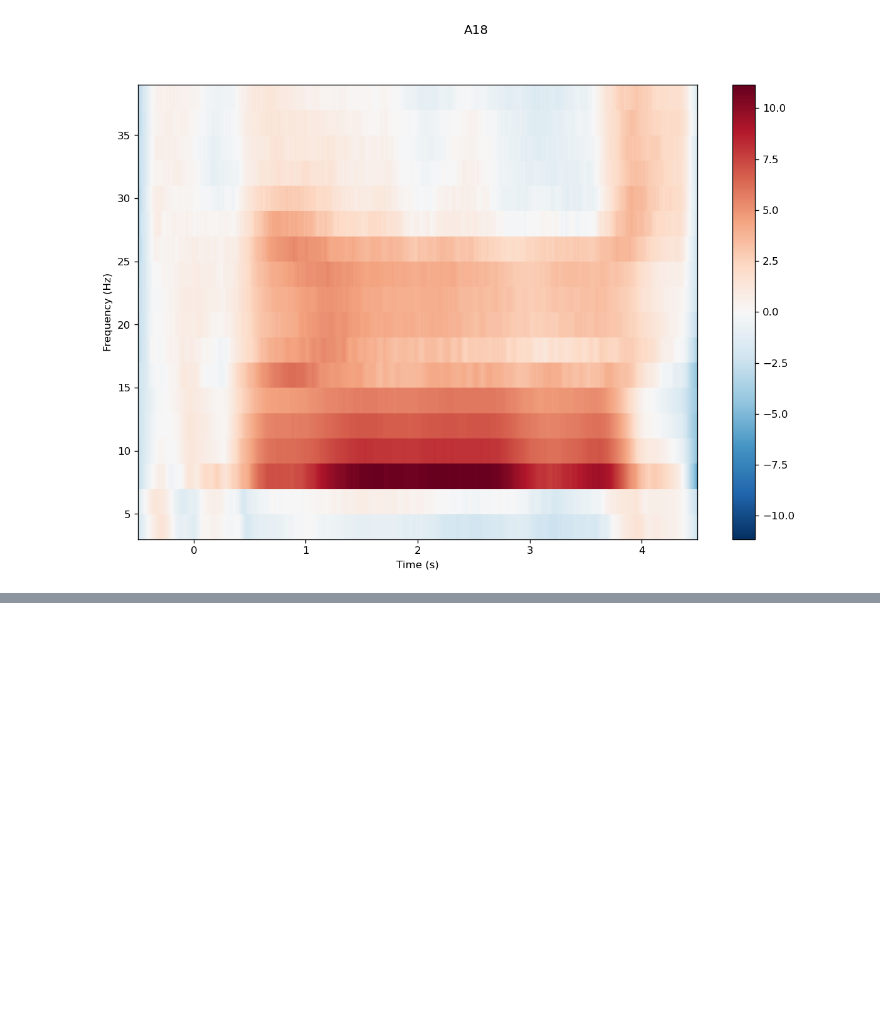
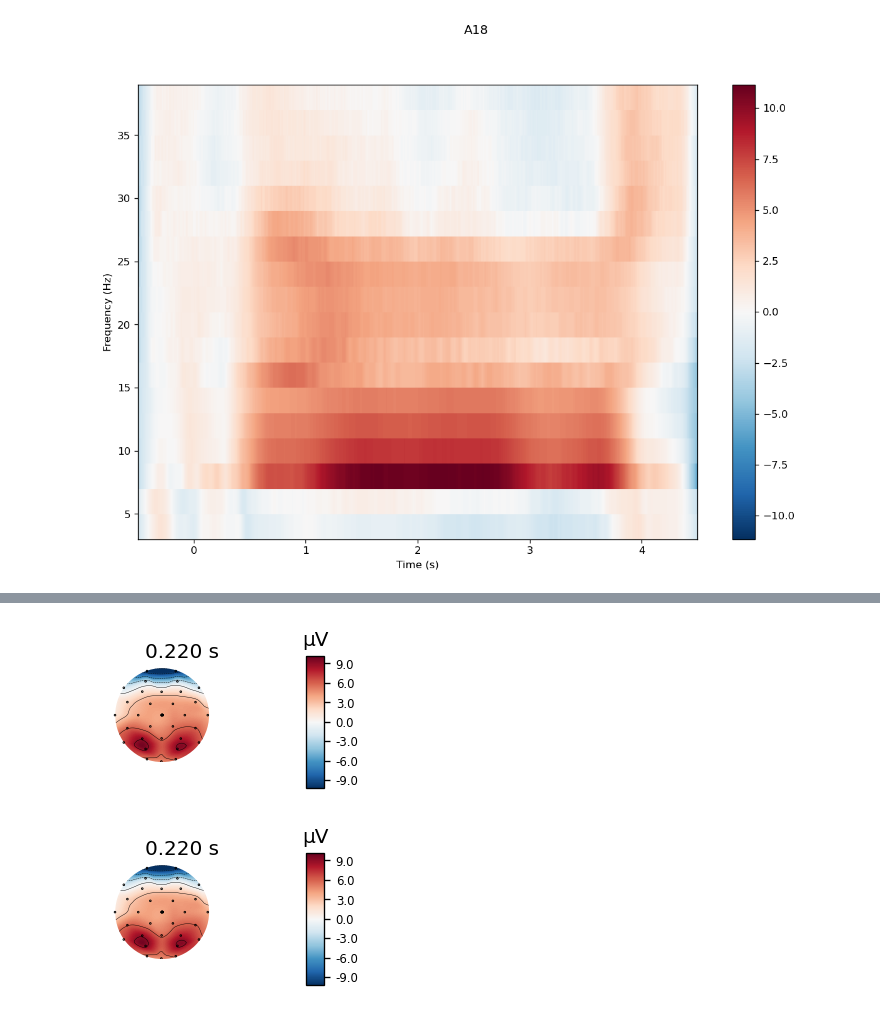
Before and after one commit to haribharadwaj/notebooks, a Jupyter notebook: EEG/EEGbasic.ipynb, the cells around one changed output, grey strips where cells are left out. Cells and saved outputs as stored; diff of their text form; code cells hidden in the pictures; blank space fills up the shorter version.

```diff
--- a/EEG/EEGbasic.ipynb
+++ b/EEG/EEGbasic.ipynb
@@ -197,0 +229,5 @@ Applying baseline correction (mode: zlogratio)
+# %%
+evoked_cue.plot_topomap(0.220)
+# %% [output]
+[figure, added]
+[figure, added]
```
Also changed, not shown: parts of 9 cells of this notebook.
